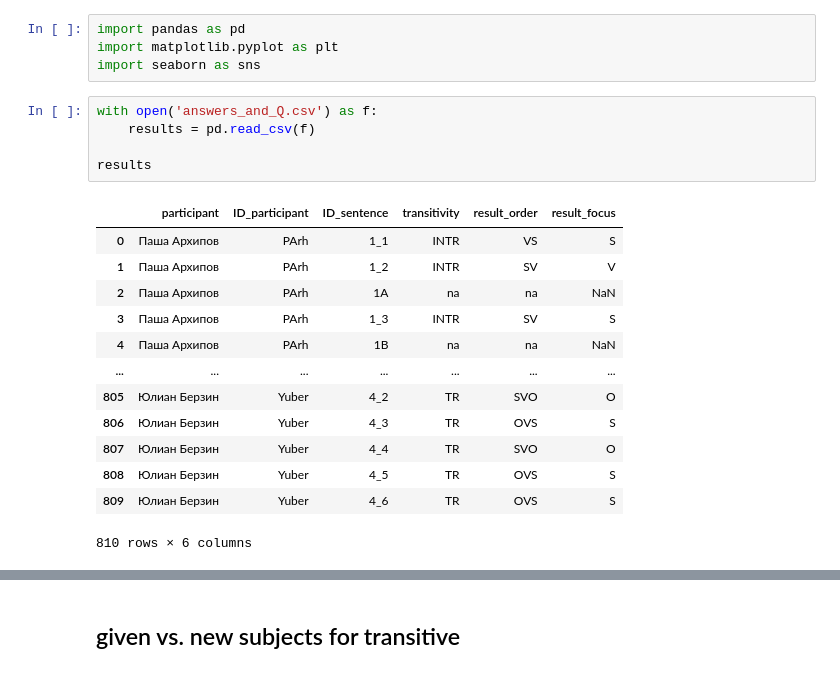
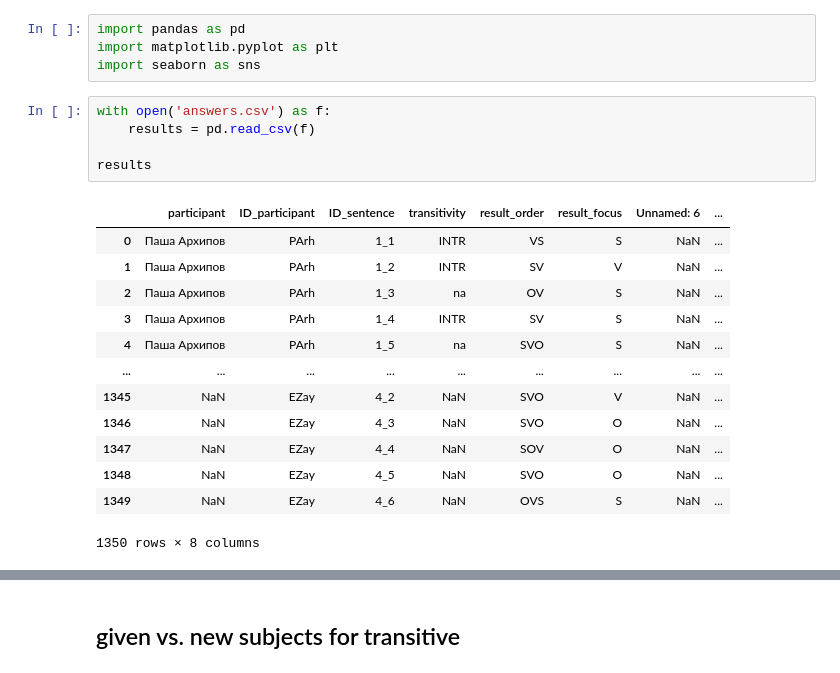
Before and after one commit to carolineberzina/thesis, a Jupyter notebook: stats.ipynb, the cells around one changed output, grey strips where cells are left out. Drawn from its saved outputs; the diff is of its cells as text.

```diff
--- a/stats.ipynb
+++ b/stats.ipynb
@@ -3,21 +3,21 @@ import pandas as pd
 import matplotlib.pyplot as plt
 import seaborn as sns
 # %%
-with open('answers_and_Q.csv') as f:
+with open('answers.csv') as f:
     results = pd.read_csv(f)
 
 results
 # %% [output]
-|  | participant | ID_participant | ID_sentence | transitivity | result_order | result_focus |
-| 0 | Паша Архипов | PArh | 1_1 | INTR | VS | S |
-| 1 | Паша Архипов | PArh | 1_2 | INTR | SV | V |
-| 2 | Паша Архипов | PArh | 1A | na | na | NaN |
-| 3 | Паша Архипов | PArh | 1_3 | INTR | SV | S |
-| 4 | Паша Архипов | PArh | 1B | na | na | NaN |
-| ... | ... | ... | ... | ... | ... | ... |
-| 805 | Юлиан Берзин | Yuber | 4_2 | TR | SVO | O |
-| 806 | Юлиан Берзин | Yuber | 4_3 | TR | OVS | S |
-| 807 | Юлиан Берзин | Yuber | 4_4 | TR | SVO | O |
-| 808 | Юлиан Берзин | Yuber | 4_5 | TR | OVS | S |
-| 809 | Юлиан Берзин | Yuber | 4_6 | TR | OVS | S |
+|  | participant | ID_participant | ID_sentence | transitivity | result_order | result_focus | Unnamed: 6 | ... |
+| 0 | Паша Архипов | PArh | 1_1 | INTR | VS | S | NaN | ... |
+| 1 | Паша Архипов | PArh | 1_2 | INTR | SV | V | NaN | ... |
+| 2 | Паша Архипов | PArh | 1_3 | na | OV | S | NaN | ... |
+| 3 | Паша Архипов | PArh | 1_4 | INTR | SV | S | NaN | ... |
+| 4 | Паша Архипов | PArh | 1_5 | na | SVO | S | NaN | ... |
+| ... | ... | ... | ... | ... | ... | ... | ... | ... |
+| 1345 | NaN | EZay | 4_2 | NaN | SVO | V | NaN | ... |
+| 1346 | NaN | EZay | 4_3 | NaN | SVO | O | NaN | ... |
+| 1347 | NaN | EZay | 4_4 | NaN | SOV | O | NaN | ... |
+| 1348 | NaN | EZay | 4_5 | NaN | SVO | O | NaN | ... |
+| 1349 | NaN | EZay | 4_6 | NaN | OVS | S | NaN | ... |
-810 rows × 6 columns
+1350 rows × 8 columns
```
Also changed, not shown: parts of 15 cells of this notebook, 50 other files.
